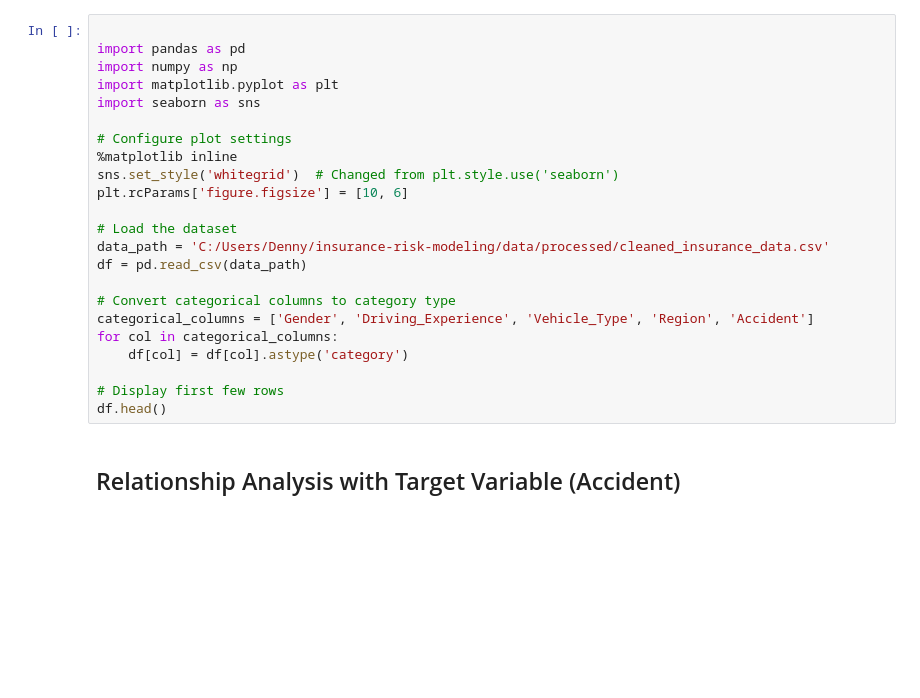
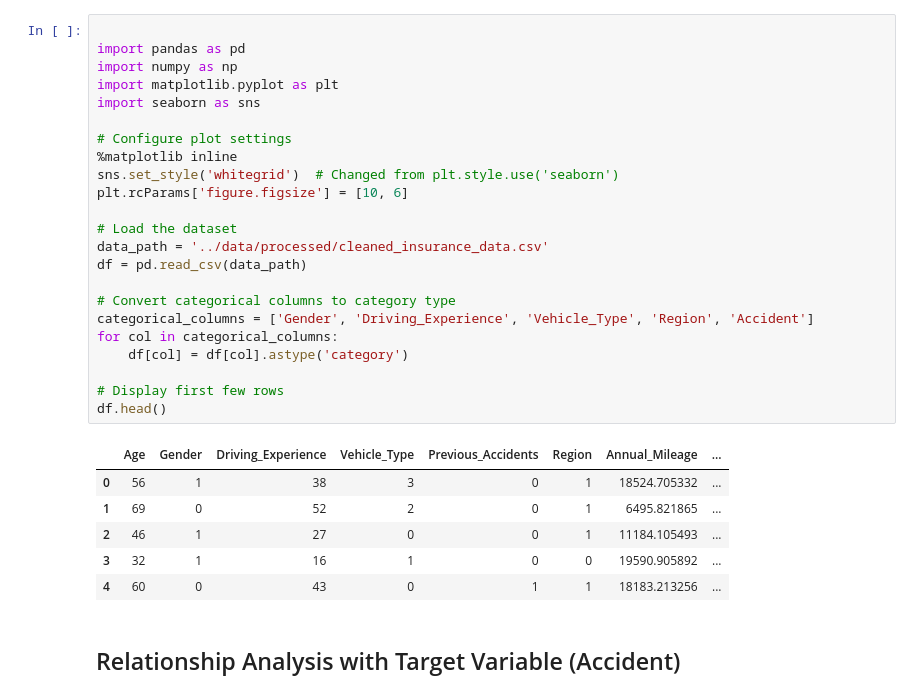
Before and after one commit to oryxbleeding/insurance-risk-modeling, a Jupyter notebook: notebooks/03_bivariate_analysis.ipynb, the cells around one changed output. Cells and saved outputs as stored; diff of their text form; blank space fills up the shorter version.

```diff
--- a/notebooks/03_bivariate_analysis.ipynb
+++ b/notebooks/03_bivariate_analysis.ipynb
@@ -1,26 +1,33 @@
 # %%
 
 import pandas as pd
 import numpy as np
 import matplotlib.pyplot as plt
 import seaborn as sns
 
 # Configure plot settings
 %matplotlib inline
 sns.set_style('whitegrid')  # Changed from plt.style.use('seaborn')
 plt.rcParams['figure.figsize'] = [10, 6]
 
 # Load the dataset
-data_path = 'C:/Users/Denny/insurance-risk-modeling/data/processed/cleaned_insurance_data.csv'
+data_path = '../data/processed/cleaned_insurance_data.csv'
 df = pd.read_csv(data_path)
 
 # Convert categorical columns to category type
 categorical_columns = ['Gender', 'Driving_Experience', 'Vehicle_Type', 'Region', 'Accident']
 for col in categorical_columns:
     df[col] = df[col].astype('category')
 
 # Display first few rows
 df.head()
+# %% [output]
+|  | Age | Gender | Driving_Experience | Vehicle_Type | Previous_Accidents | Region | Annual_Mileage | ... |
+| 0 | 56 | 1 | 38 | 3 | 0 | 1 | 18524.705332 | ... |
+| 1 | 69 | 0 | 52 | 2 | 0 | 1 | 6495.821865 | ... |
+| 2 | 46 | 1 | 27 | 0 | 0 | 1 | 11184.105493 | ... |
+| 3 | 32 | 1 | 16 | 1 | 0 | 0 | 19590.905892 | ... |
+| 4 | 60 | 0 | 43 | 0 | 1 | 1 | 18183.213256 | ... |
 # %% [markdown]
 ## Relationship Analysis with Target Variable (Accident)
 # %%
```
Also changed, not shown: parts of 5 cells of this notebook, 17 other files.
